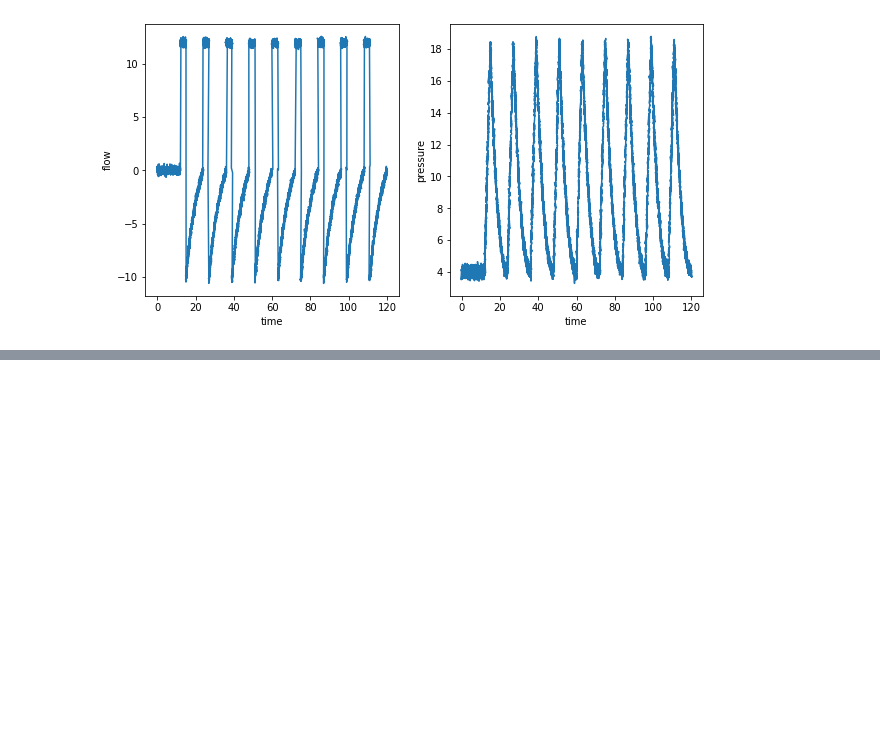
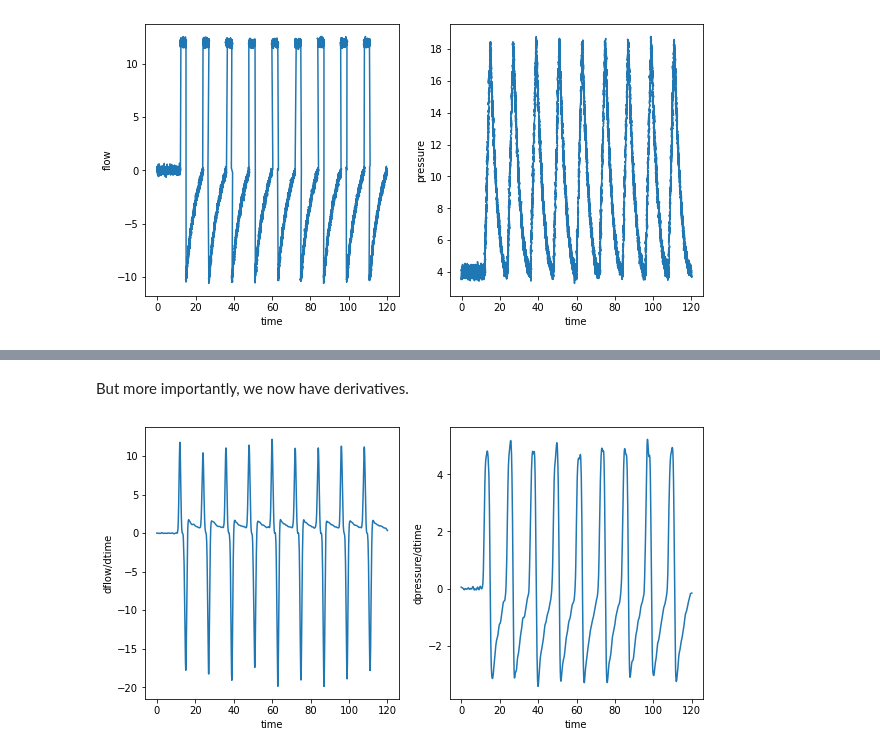
Before and after one commit to Princeton-Penn-Vents/princeton-penn-flowmeter, a Jupyter notebook: analysis/narrative.ipynb, the cells around one changed output, grey strips where cells are left out. Cells and saved outputs as stored; diff of their text form; code cells hidden in the pictures; blank space fills up the shorter version.

```diff
--- a/analysis/narrative.ipynb
+++ b/analysis/narrative.ipynb
@@ -70,0 +144,12 @@ My favorite technique is [local regression](https://en.wikipedia.org/wiki/Local_
+# %% [markdown]
+But more importantly, we now have derivatives.
+# %%
+fig, (ax1, ax2) = plt.subplots(1, 2, figsize=(10, 5))
+ax1.plot(smoothed_times, smoothed_dflow)
+ax1.set_xlabel("time")
+ax1.set_ylabel("dflow/dtime")
+ax2.plot(smoothed_times, smoothed_dpressure)
+ax2.set_xlabel("time")
+ax2.set_ylabel("dpressure/dtime");
+# %% [output]
+[figure, added]
```
Also changed, not shown: parts of 29 cells of this notebook.
